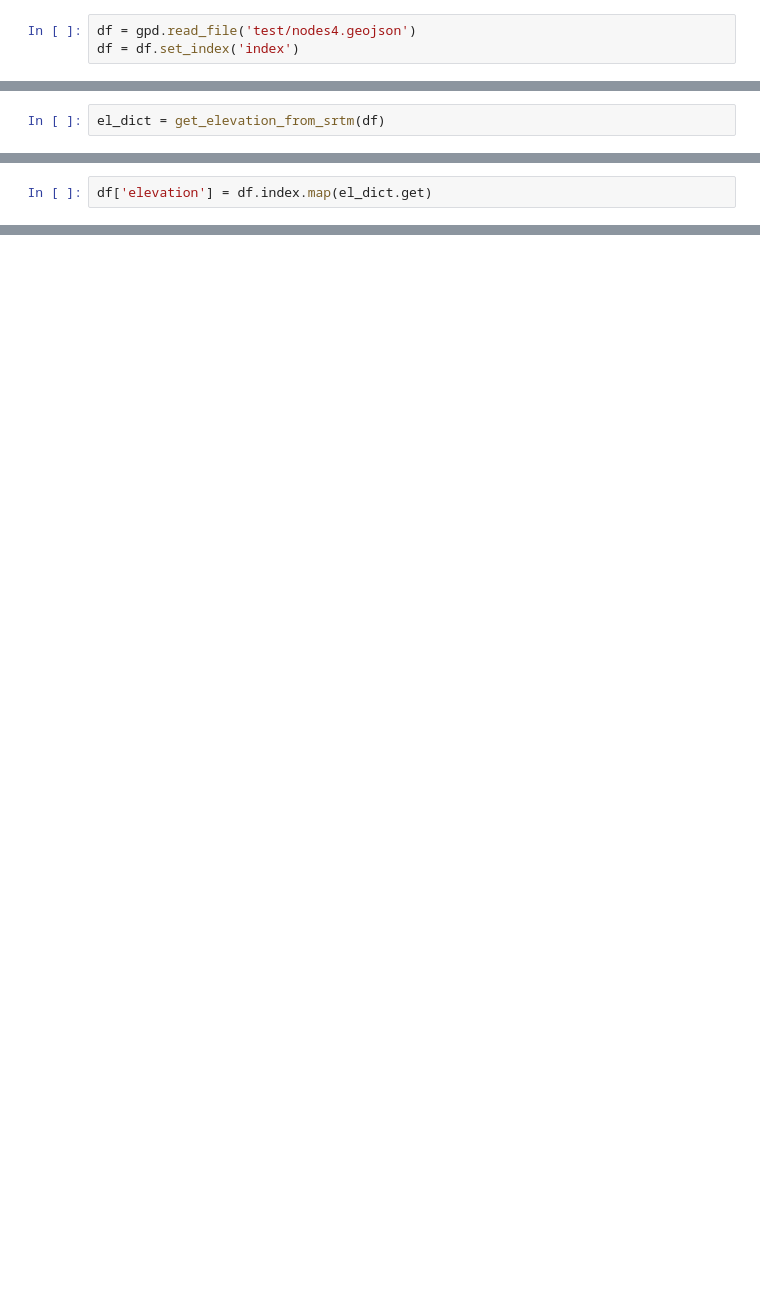
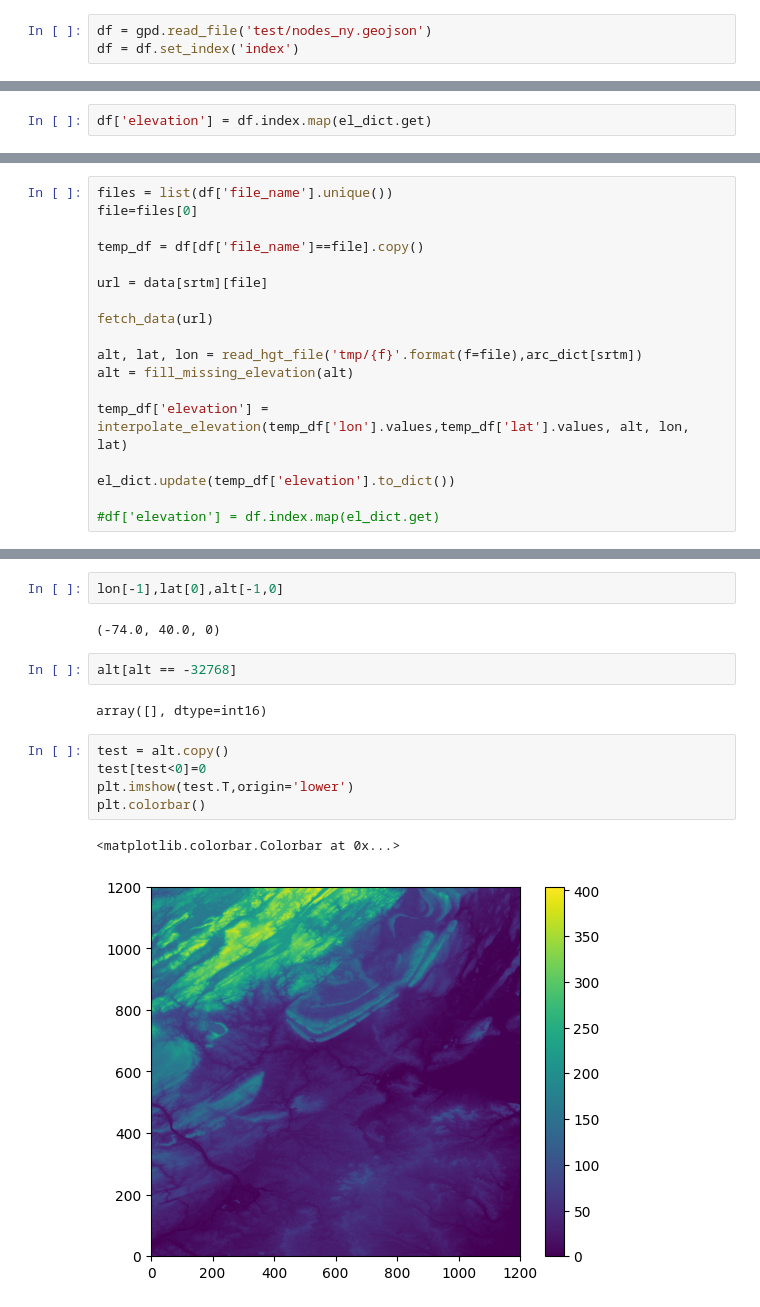
Before and after one commit to systragroup/osm-api, a Jupyter notebook: notebooks/elevation.ipynb, the cells around one changed output, grey strips where cells are left out. Cells and saved outputs as stored; diff of their text form; blank space fills up the shorter version.

```diff
--- a/notebooks/elevation.ipynb
+++ b/notebooks/elevation.ipynb
@@ -125,7 +143,7 @@ def interpolate_elevation(lon_list: List[float], lat_list: List[float], alt: np.
 
     return [ int(interp(tup)) for tup in zip(lon_list, lat_list)]
 # %%
-df = gpd.read_file('test/nodes4.geojson')
+df = gpd.read_file('test/nodes_ny.geojson')
 df = df.set_index('index')
 # %%
 def get_elevation_from_srtm(tdf:gpd.GeoDataFrame) -> Dict[Any,int]:
@@ -176,5 +196,3 @@ def get_elevation_from_srtm(tdf:gpd.GeoDataFrame) -> Dict[Any,int]:
 
     #df['elevation'] = df.index.map(el_dict.get)
     return el_dict
-# %%
-el_dict = get_elevation_from_srtm(df)
@@ -192,0 +245,18 @@ get_elevation_from_srtm
+# %%
+files = list(df['file_name'].unique())
+file=files[0]
+
+temp_df = df[df['file_name']==file].copy()
+
+url = data[srtm][file]
+
+fetch_data(url)
+
+alt, lat, lon = read_hgt_file('tmp/{f}'.format(f=file),arc_dict[srtm])
+alt = fill_missing_elevation(alt)
+
+temp_df['elevation'] = interpolate_elevation(temp_df['lon'].values,temp_df['lat'].values, alt, lon, lat)
+
+el_dict.update(temp_df['elevation'].to_dict())
+
+#df['elevation'] = df.index.map(el_dict.get)
@@ -192,0 +275,16 @@ get_elevation_from_srtm
+# %%
+lon[-1],lat[0],alt[-1,0]
+# %% [output]
+(-74.0, 40.0, 0)
+# %%
+alt[alt == -32768]
+# %% [output]
+array([], dtype=int16)
+# %%
+test = alt.copy()
+test[test<0]=0
+plt.imshow(test.T,origin='lower')
+plt.colorbar()
+# %% [output]
+<matplotlib.colorbar.Colorbar at 0x...>
+[figure, added]
```
Also changed, not shown: parts of 15 cells of this notebook, 1 other file.
